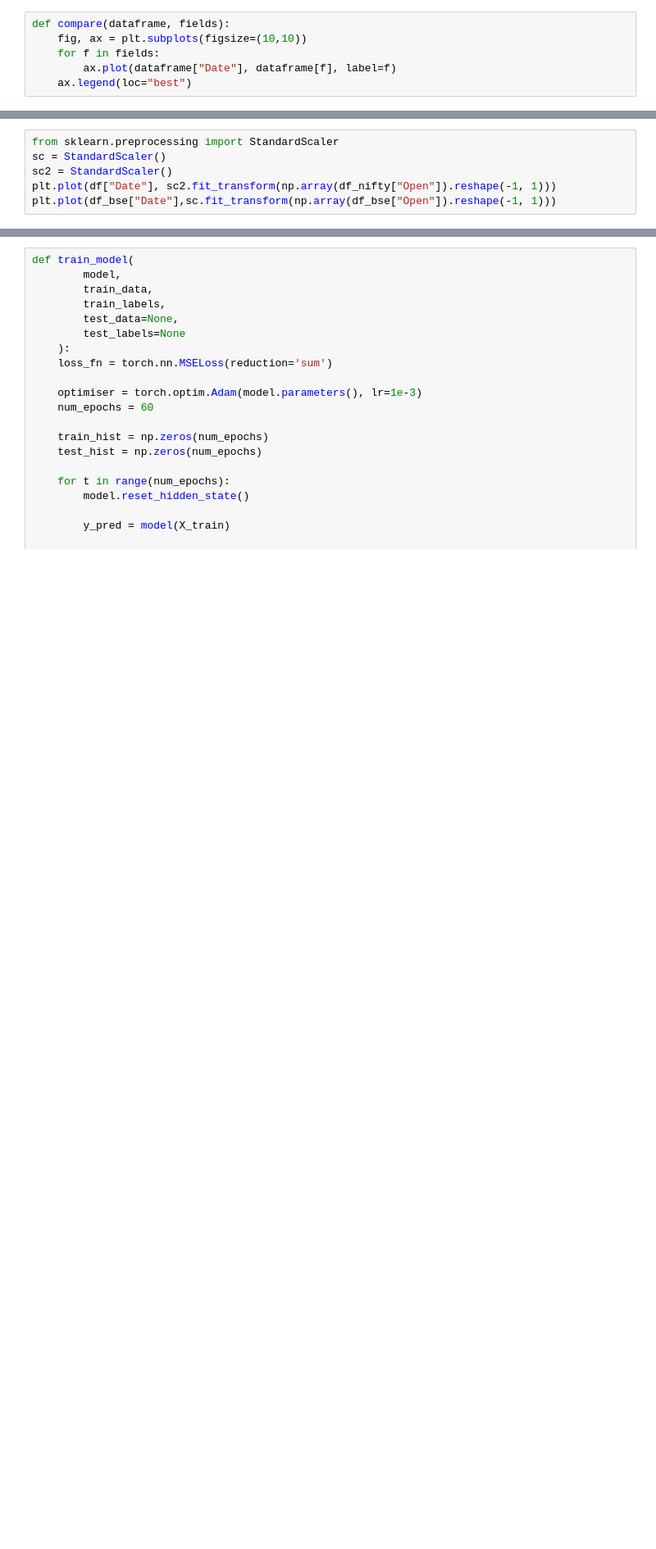
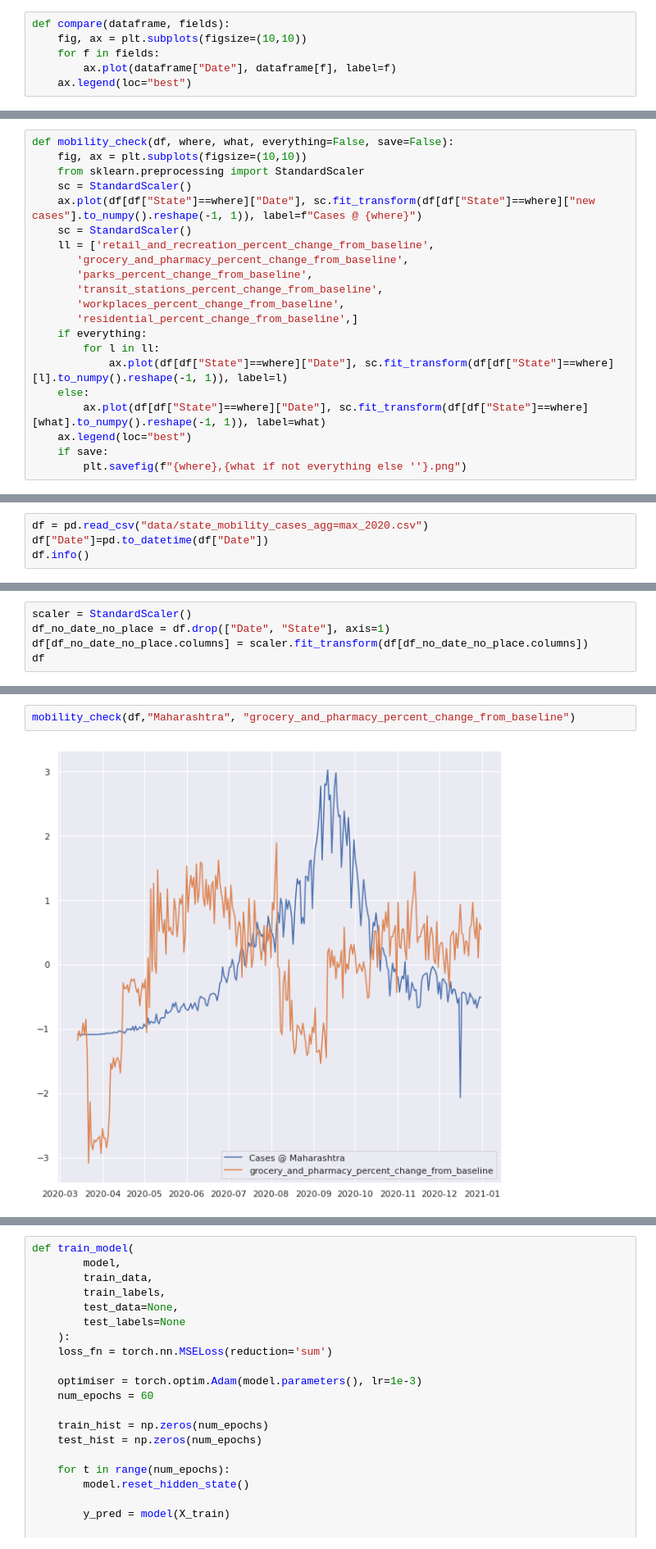
Before and after one commit to Devanshu24/COVID-19-Forecaster, a Jupyter notebook: CovidPredictor.ipynb, the cells around one changed output, grey strips where cells are left out. Shown: that part at 82% size. Cells and saved outputs as stored; diff of their text form; blank space fills up the shorter version.

```diff
--- a/CovidPredictor.ipynb
+++ b/CovidPredictor.ipynb
@@ -87,6 +36,0 @@ df_bse["Date"] = pd.to_datetime(df_bse['Date'])
-# %%
-from sklearn.preprocessing import StandardScaler
-sc = StandardScaler()
-sc2 = StandardScaler()
-plt.plot(df["Date"], sc2.fit_transform(np.array(df_nifty["Open"]).reshape(-1, 1)))
-plt.plot(df_bse["Date"],sc.fit_transform(np.array(df_bse["Open"]).reshape(-1, 1)))
@@ -203,0 +37,21 @@ plt.plot(df_new["Date"], df_new["new_tests"])
+# %%
+def mobility_check(df, where, what, everything=False, save=False):
+    fig, ax = plt.subplots(figsize=(10,10))
+    from sklearn.preprocessing import StandardScaler
+    sc = StandardScaler()
+    ax.plot(df[df["State"]==where]["Date"], sc.fit_transform(df[df["State"]==where]["new cases"].to_numpy().reshape(-1, 1)), label=f"Cases @ {where}")
+    sc = StandardScaler()
+    ll = ['retail_and_recreation_percent_change_from_baseline',
+       'grocery_and_pharmacy_percent_change_from_baseline',
+       'parks_percent_change_from_baseline',
+       'transit_stations_percent_change_from_baseline',
+       'workplaces_percent_change_from_baseline',
+       'residential_percent_change_from_baseline',]
+    if everything:
+        for l in ll:
+            ax.plot(df[df["State"]==where]["Date"], sc.fit_transform(df[df["State"]==where][l].to_numpy().reshape(-1, 1)), label=l)
+    else:
+        ax.plot(df[df["State"]==where]["Date"], sc.fit_transform(df[df["State"]==where][what].to_numpy().reshape(-1, 1)), label=what)
+    ax.legend(loc="best")
+    if save:
+        plt.savefig(f"{where},{what if not everything else ''}.png")
@@ -203,0 +60,4 @@ plt.plot(df_new["Date"], df_new["new_tests"])
+# %%
+df = pd.read_csv("data/state_mobility_cases_agg=max_2020.csv")
+df["Date"]=pd.to_datetime(df["Date"])
+df.info()
@@ -203,0 +81,5 @@ plt.plot(df_new["Date"], df_new["new_tests"])
+# %%
+scaler = StandardScaler()
+df_no_date_no_place = df.drop(["Date", "State"], axis=1)
+df[df_no_date_no_place.columns] = scaler.fit_transform(df[df_no_date_no_place.columns])
+df
@@ -203,0 +100,4 @@ plt.plot(df_new["Date"], df_new["new_tests"])
+# %%
+mobility_check(df,"Maharashtra", "grocery_and_pharmacy_percent_change_from_baseline")
+# %% [output]
+[figure, added]
```
Also changed, not shown: parts of 64 cells of this notebook.
